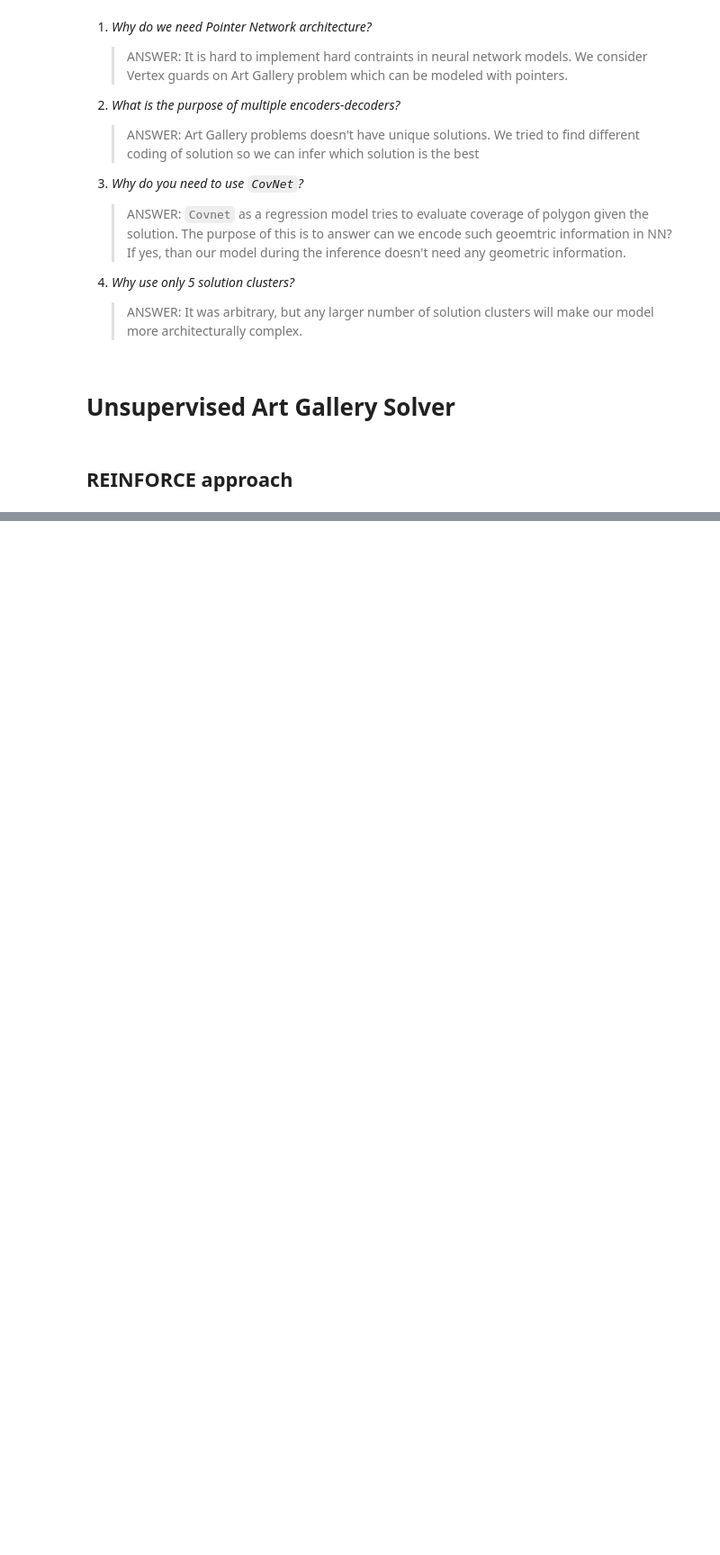
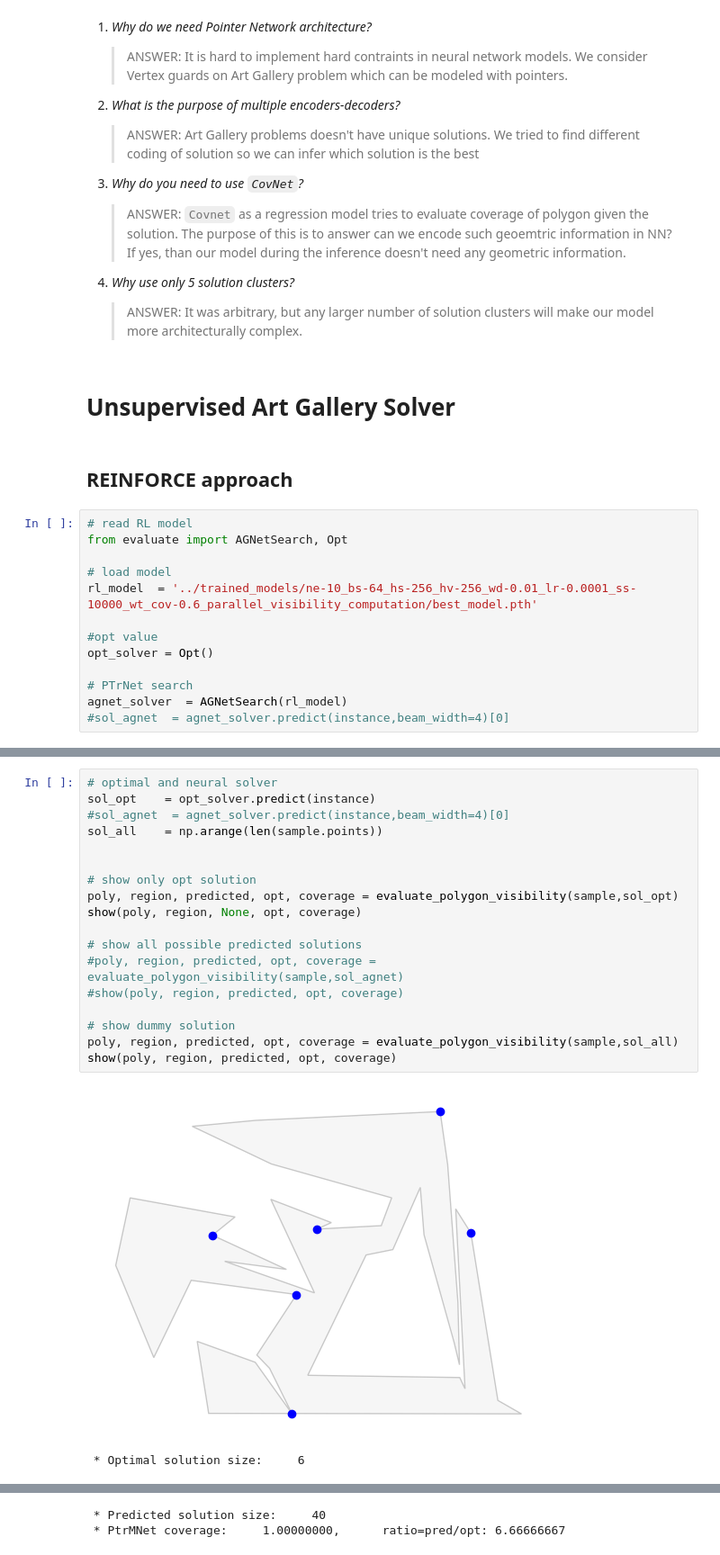
Before and after one commit to dseverdi/AGNet, a Jupyter notebook: notebooks/ArtGallery.ipynb, the cells around one changed output, grey strips where cells are left out. Shown: that part at 90% size. Cells and saved outputs as stored; diff of their text form; blank space fills up the shorter version.

```diff
--- a/notebooks/ArtGallery.ipynb
+++ b/notebooks/ArtGallery.ipynb
@@ -411,3 +431,16 @@ Several questions are needed to be answered to justify our architecture:
 # Unsupervised Art Gallery Solver
 # %% [markdown]
 ## REINFORCE approach
+# %%
+# read RL model
+from evaluate import AGNetSearch, Opt
+
+# load model
+rl_model  = '../trained_models/ne-10_bs-64_hs-256_hv-256_wd-0.01_lr-0.0001_ss-10000_wt_cov-0.6_parallel_visibility_computation/best_model.pth'
+
+#opt value
+opt_solver = Opt()
+
+# PTrNet search
+agnet_solver  = AGNetSearch(rl_model)
+#sol_agnet  = agnet_solver.predict(instance,beam_width=4)[0]
@@ -413,0 +465,21 @@ Several questions are needed to be answered to justify our architecture:
+# %%
+# optimal and neural solver
+sol_opt    = opt_solver.predict(instance)
+#sol_agnet  = agnet_solver.predict(instance,beam_width=4)[0]
+sol_all    = np.arange(len(sample.points))
+
+
+# show only opt solution
+poly, region, predicted, opt, coverage = evaluate_polygon_visibility(sample,sol_opt)
+show(poly, region, None, opt, coverage)
+
+# show all possible predicted solutions
+#poly, region, predicted, opt, coverage = evaluate_polygon_visibility(sample,sol_agnet)
+#show(poly, region, predicted, opt, coverage)
+
+# show dummy solution
+poly, region, predicted, opt, coverage = evaluate_polygon_visibility(sample,sol_all)
+show(poly, region, predicted, opt, coverage)
+# %% [output]
+[figure, added]
+ * Optimal solution size:     6
@@ -413,0 +487,2 @@ Several questions are needed to be answered to justify our architecture:
+ * Predicted solution size:     40
+ * PtrMNet coverage:     1.00000000,      ratio=pred/opt: 6.66666667
```
Also changed, not shown: parts of 4 cells of this notebook, 7 other files.
